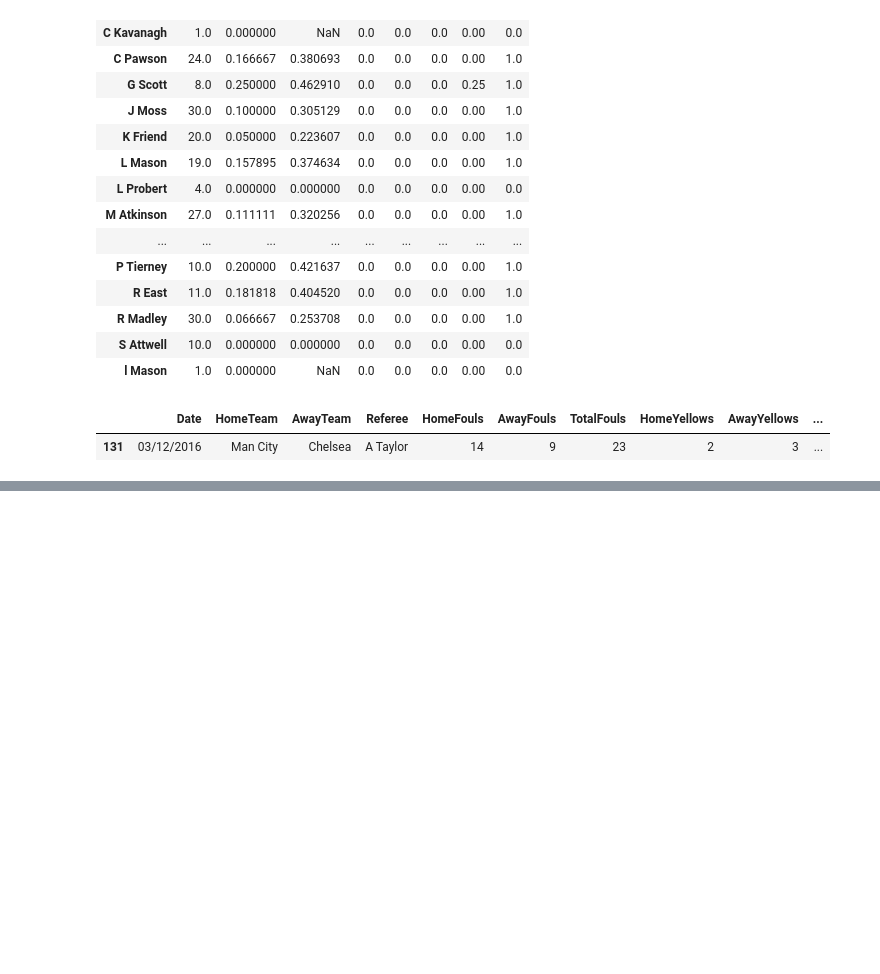
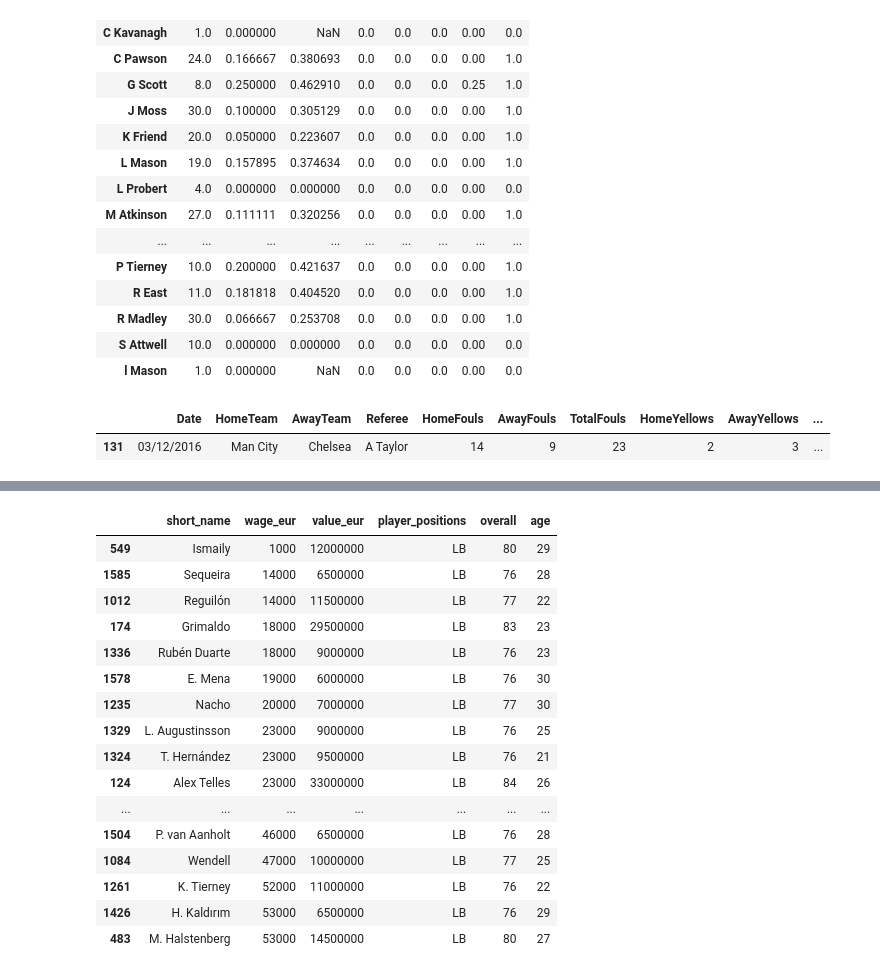
Before and after one commit to dylodylo/football-data-analysis, a Jupyter notebook: PythonFC/main.ipynb, the cells around one changed output, grey strips where cells are left out. Saved outputs shown, nothing was run; the diff lists cells and outputs as text; code cells hidden in the pictures; blank space fills up the shorter version.

```diff
--- a/PythonFC/main.ipynb
+++ b/PythonFC/main.ipynb
@@ -163,0 +457,12 @@ df[df["TotalReds"]==2]
+# %%
+Burki_wage = Burki["wage_eur"].item()
+Burki_pos = Burki["player_positions"].item()
+Burki_ovr = Burki["overall"].item()
+Burki_age = Burki['age'].item()
+# %%
+longlist = data[data['player_positions'] == Burki_pos][['short_name','wage_eur','value_eur','player_positions','overall','age']]
+
+removals = longlist[(longlist["overall"]<Burki_ovr) & (longlist["wage_eur"]>Burki_wage) & (longlist["age"]>Burki_age)].index
+longlist.drop(removals , inplace=True)
+
+longlist.sort_values("wage_eur")
@@ -163,0 +483,35 @@ df[df["TotalReds"]==2]
+# %%
+def cheap_replacement(player_name):
+    player = data[data["short_name"] == player_name][['short_name','wage_eur','value_eur','player_positions','overall','age']]
+
+    wage = player["wage_eur"].item()
+    pos = player["player_positions"].item()
+    ovr = player["overall"].item()
+    age = player['age'].item()
+
+    longlist = data[data['player_positions'] == pos][['short_name','wage_eur','value_eur','player_positions','overall','age']]
+
+    removals = longlist[(longlist["overall"]<ovr) | (longlist["wage_eur"]>wage) | (longlist["age"]>age) | (longlist["short_name"] == player_name)].index
+    longlist.drop(removals , inplace=True)
+
+    return longlist.sort_values("wage_eur")
+
+cheap_replacement("M. Schmelzer")
+# %% [output]
+|  | short_name | wage_eur | value_eur | player_positions | overall | age |
+| 549 | Ismaily | 1000 | 12000000 | LB | 80 | 29 |
+| 1585 | Sequeira | 14000 | 6500000 | LB | 76 | 28 |
+| 1012 | Reguilón | 14000 | 11500000 | LB | 77 | 22 |
+| 174 | Grimaldo | 18000 | 29500000 | LB | 83 | 23 |
+| 1336 | Rubén Duarte | 18000 | 9000000 | LB | 76 | 23 |
+| 1578 | E. Mena | 19000 | 6000000 | LB | 76 | 30 |
+| 1235 | Nacho | 20000 | 7000000 | LB | 77 | 30 |
+| 1329 | L. Augustinsson | 23000 | 9000000 | LB | 76 | 25 |
+| 1324 | T. Hernández | 23000 | 9500000 | LB | 76 | 21 |
+| 124 | Alex Telles | 23000 | 33000000 | LB | 84 | 26 |
+| ... | ... | ... | ... | ... | ... | ... |
+| 1504 | P. van Aanholt | 46000 | 6500000 | LB | 76 | 28 |
+| 1084 | Wendell | 47000 | 10000000 | LB | 77 | 25 |
+| 1261 | K. Tierney | 52000 | 11000000 | LB | 76 | 22 |
+| 1426 | H. Kaldırım | 53000 | 6500000 | LB | 76 | 29 |
+| 483 | M. Halstenberg | 53000 | 14500000 | LB | 80 | 27 |
```
Also changed, not shown: parts of 37 cells of this notebook.
